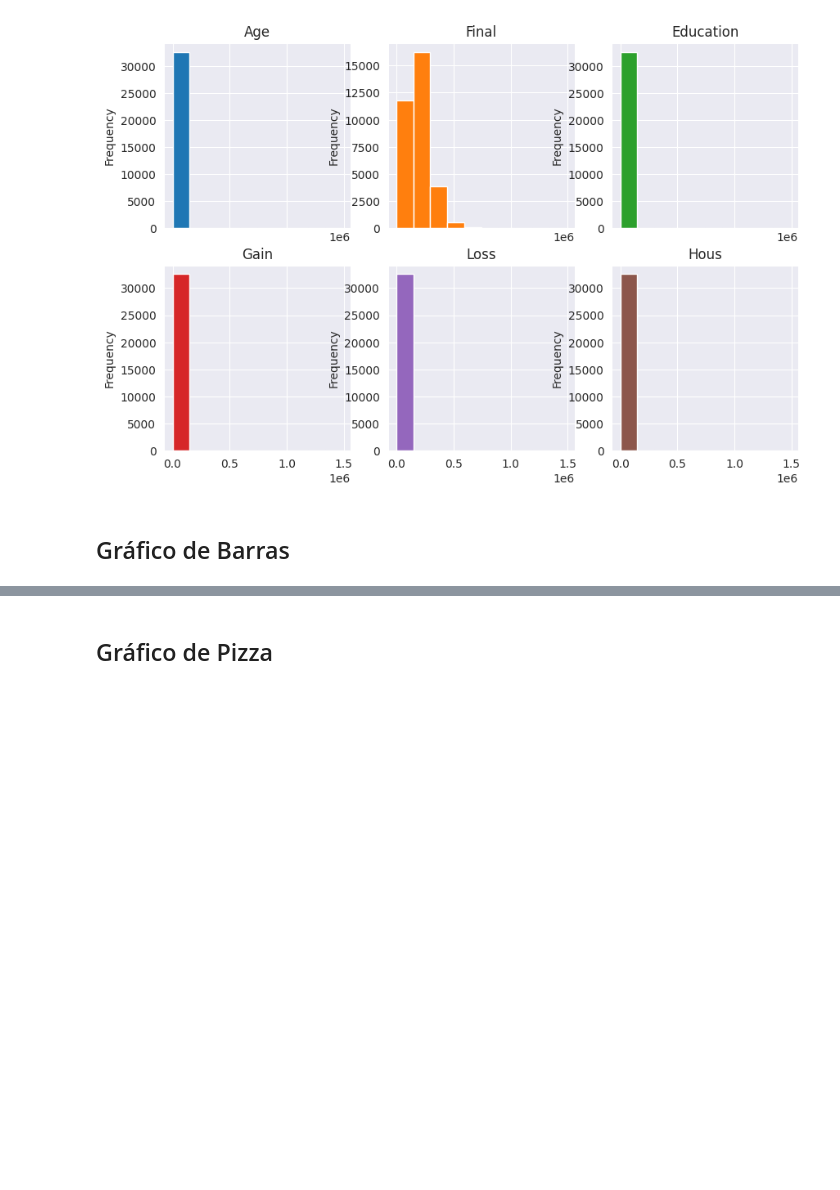
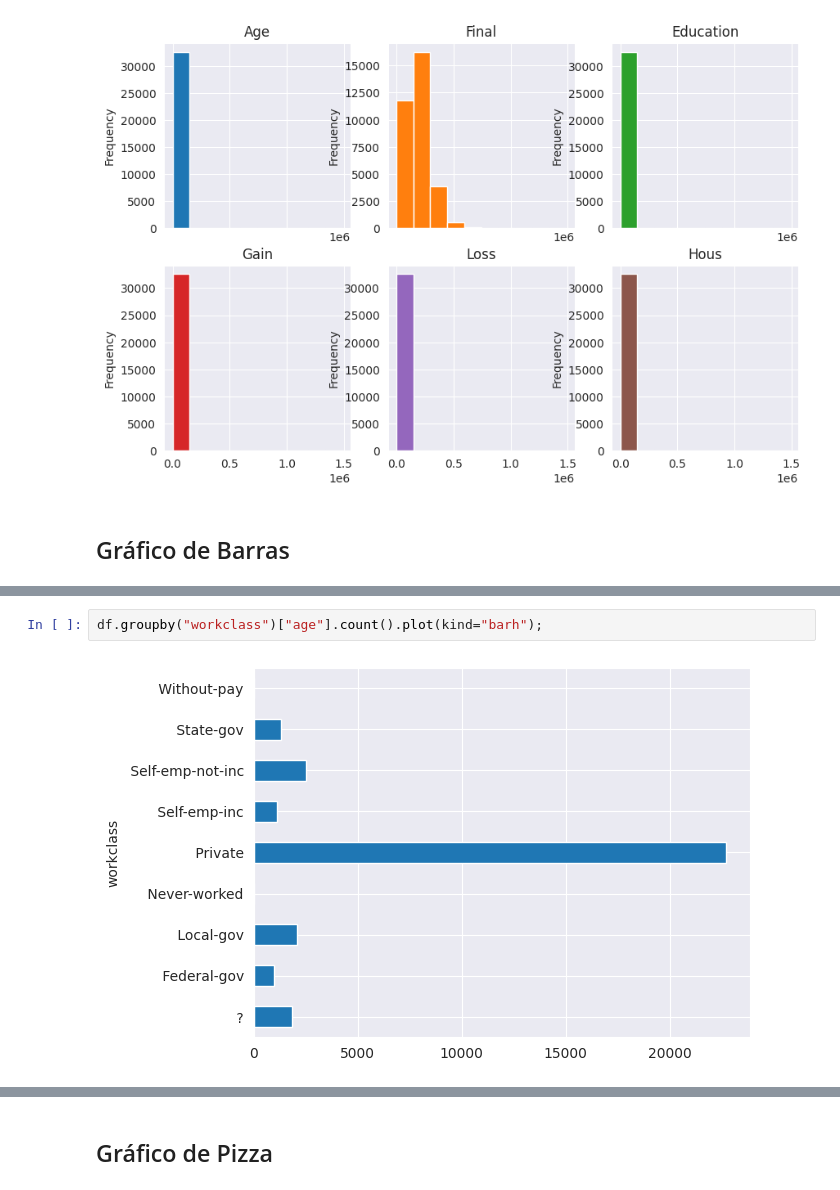
Before and after one commit to Joao-Inacio/Pandas-Descomplicado-Um-Guia-Pratico-para-Iniciantes, a Jupyter notebook: 0.3_Graficos/graficos.ipynb, the cells around one changed output, grey strips where cells are left out. Drawn from its saved outputs; the diff is of its cells as text; blank space fills up the shorter version.

```diff
--- a/0.3_Graficos/graficos.ipynb
+++ b/0.3_Graficos/graficos.ipynb
@@ -110,0 +121,4 @@ df.plot(
+# %%
+df.groupby("workclass")["age"].count().plot(kind="barh");
+# %% [output]
+[figure, added]
```
Also changed, not shown: parts of 6 cells of this notebook.
